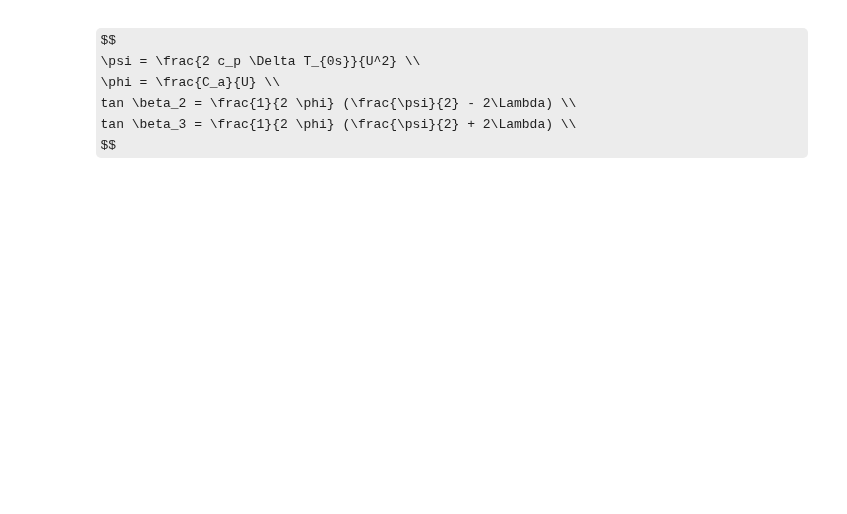
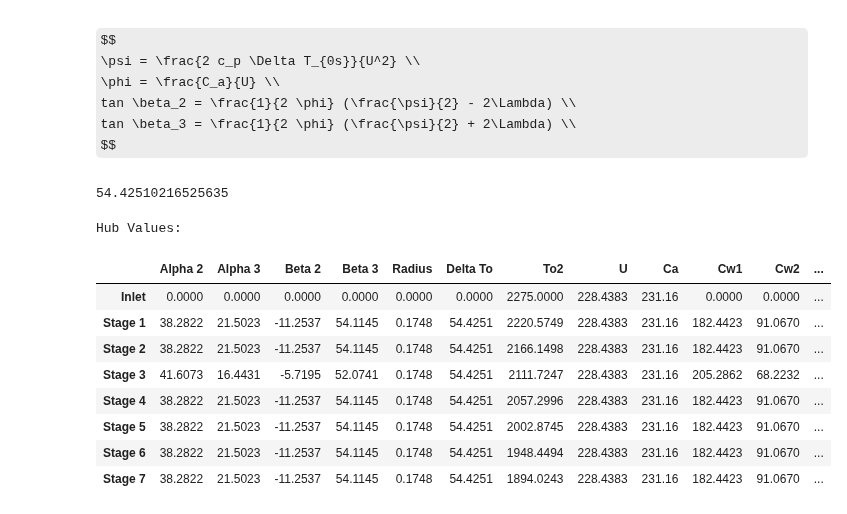
Before and after one commit to kavourbm/AEEM4063-Team15, a Jupyter notebook: Project 2/Turbine.ipynb, the cells around one changed output. Saved outputs shown, nothing was run; the diff lists cells and outputs as text; code cells hidden in the pictures; some formulas as TeX source; blank space fills up the shorter version.

```diff
--- a/Project 2/Turbine.ipynb
+++ b/Project 2/Turbine.ipynb
@@ -16,8 +16,7 @@ R = 287
 # %%
 # Compressor Values
 
-#Ca4 = 226.4117 # m/s
-Ca4 = 270
+Ca4 = 231.16 # m/s
 Ca5 = Ca4
 N = 208.05 # Rev/s
 deltaTocomp = 439.58 # K
@@ -138,7 +134,7 @@ U4t = 2*np.pi*r4t*N
 U4m = 2*np.pi*r4m*N
 U4h = 2*np.pi*r4h*N
 # %%
-stageactual = 5
+stageactual = 7
 # Values per stage: alpha2, alpha3, beta2, beta3, r, deltaT, T3, U, Cw2, Cw3, V2, V3, pr, po3, bladeloading, flowcoeff
 stagevals = np.zeros((stageactual+1,3,17))
 stagevals[0,:,:] = np.array([[0,0,0,0,0,0,To4,U4h,Ca4,0,0,0,0,0,po4,0,0],[0,0,0,0,0,0,To4,U4m,Ca4,0,0,0,0,0,po4,0,0],[0,0,0,0,0,0,To4,U4t,Ca4,0,0,0,0,0,po4,0,0]])
@@ -244,10 +240,9 @@ def iterate(stagevals,stageactual,deltaTosact,r4t,r4m,r4h,N,Ca):
         Umstage = 2*np.pi*rmstage*N
         Uhstage = 2*np.pi*rhstage*N
 
-        stageTo3 = stagevals[i-1,0,6] + deltaTosact
+        stageTo3 = stagevals[i-1,0,6] - deltaTosact
 
-        # I PROBABLY NEED CHANGED
-        pr = (1+((polyt*deltaTosact)/(stagevals[i-1,0,6])))**(gammac/(gammac-1))
+        pr = ((stageTo3/stagevals[i-1,0,6])**((gammah*polyt)/(gammah-1)))
 
         # DO NOT TOUCH THE COMMENTED FUNCTION UNLESS THE FIRST STAGE VALUES ARE FUCKED UP
 
@@ -292,13 +287,19 @@ def iterate(stagevals,stageactual,deltaTosact,r4t,r4m,r4h,N,Ca):
         stagebeta2hub,stagebeta3hub,stagealpha2hub,stagealpha3hub,Cw2h,Cw3h,V2h,V3h,bladelh,flowh = returnstage(deltaTosact,Uhstage,Ca,DOR)
 
         #pr = (1+((polyc*(((Umstage*Castage)/(cpa*1000))*(np.tan(np.radians(stagebeta1mean))-np.tan(np.radians(stagebeta2mean)))))/(stagevals[i-1,0,6])))**(gammac/(gammac-1))
-        stagepo3 = stagevals[i-1,0,15]*pr
+        stagepo3 = stagevals[i-1,0,14]*pr
 
         stagevals[i,:,:] = np.array([[stagealpha2hub,stagealpha3hub,stagebeta2hub,stagebeta3hub,rhstage,deltaTosact,stageTo3,Uhstage,Ca,Cw2h,Cw3h,V2h,V3h,pr,stagepo3,bladelh,flowh],[stagealpha2mean,stagealpha3mean,stagebeta2mean,stagebeta3mean,rmstage,deltaTosact,stageTo3,Umstage,Ca,Cw2m,Cw3m,V2m,V3m,pr,stagepo3,bladelm,flowm],[stagealpha2tip,stagealpha3tip,stagebeta2tip,stagebeta3tip,rtstage,deltaTosact,stageTo3,Utstage,Ca,Cw2t,Cw3t,V2t,V3t,pr,stagepo3,bladelt,flowt]])
 
         i += 1
 
     return stagevals
+# %%
+deltaTosact = deltaToturb/stageactual
+print(deltaTosact)
+stagevals = iterate(stagevals,stageactual,deltaTosact,r4t,r4m,r4h,N,Ca4)
+# %% [output]
+54.42510216525635
 # %%
 def valtable(location,vals):
     if location == 0:
@@ -320,5 +321,16 @@ def valtable(location,vals):
 
     return tabletry
 # %%
-#valtable(0,stagevals)
+valtable(0,stagevals)
+# %% [output]
+Hub Values:
+|  | Alpha 2 | Alpha 3 | Beta 2 | Beta 3 | Radius | Delta To | To2 | U | Ca | Cw1 | Cw2 | ... |
+| Inlet | 0.0000 | 0.0000 | 0.0000 | 0.0000 | 0.0000 | 0.0000 | 2275.0000 | 228.4383 | 231.16 | 0.0000 | 0.0000 | ... |
+| Stage 1 | 38.2822 | 21.5023 | -11.2537 | 54.1145 | 0.1748 | 54.4251 | 2220.5749 | 228.4383 | 231.16 | 182.4423 | 91.0670 | ... |
+| Stage 2 | 38.2822 | 21.5023 | -11.2537 | 54.1145 | 0.1748 | 54.4251 | 2166.1498 | 228.4383 | 231.16 | 182.4423 | 91.0670 | ... |
+| Stage 3 | 41.6073 | 16.4431 | -5.7195 | 52.0741 | 0.1748 | 54.4251 | 2111.7247 | 228.4383 | 231.16 | 205.2862 | 68.2232 | ... |
+| Stage 4 | 38.2822 | 21.5023 | -11.2537 | 54.1145 | 0.1748 | 54.4251 | 2057.2996 | 228.4383 | 231.16 | 182.4423 | 91.0670 | ... |
+| Stage 5 | 38.2822 | 21.5023 | -11.2537 | 54.1145 | 0.1748 | 54.4251 | 2002.8745 | 228.4383 | 231.16 | 182.4423 | 91.0670 | ... |
+| Stage 6 | 38.2822 | 21.5023 | -11.2537 | 54.1145 | 0.1748 | 54.4251 | 1948.4494 | 228.4383 | 231.16 | 182.4423 | 91.0670 | ... |
+| Stage 7 | 38.2822 | 21.5023 | -11.2537 | 54.1145 | 0.1748 | 54.4251 | 1894.0243 | 228.4383 | 231.16 | 182.4423 | 91.0670 | ... |
 # %%
```
Also changed, not shown: parts of 14 cells of this notebook.
